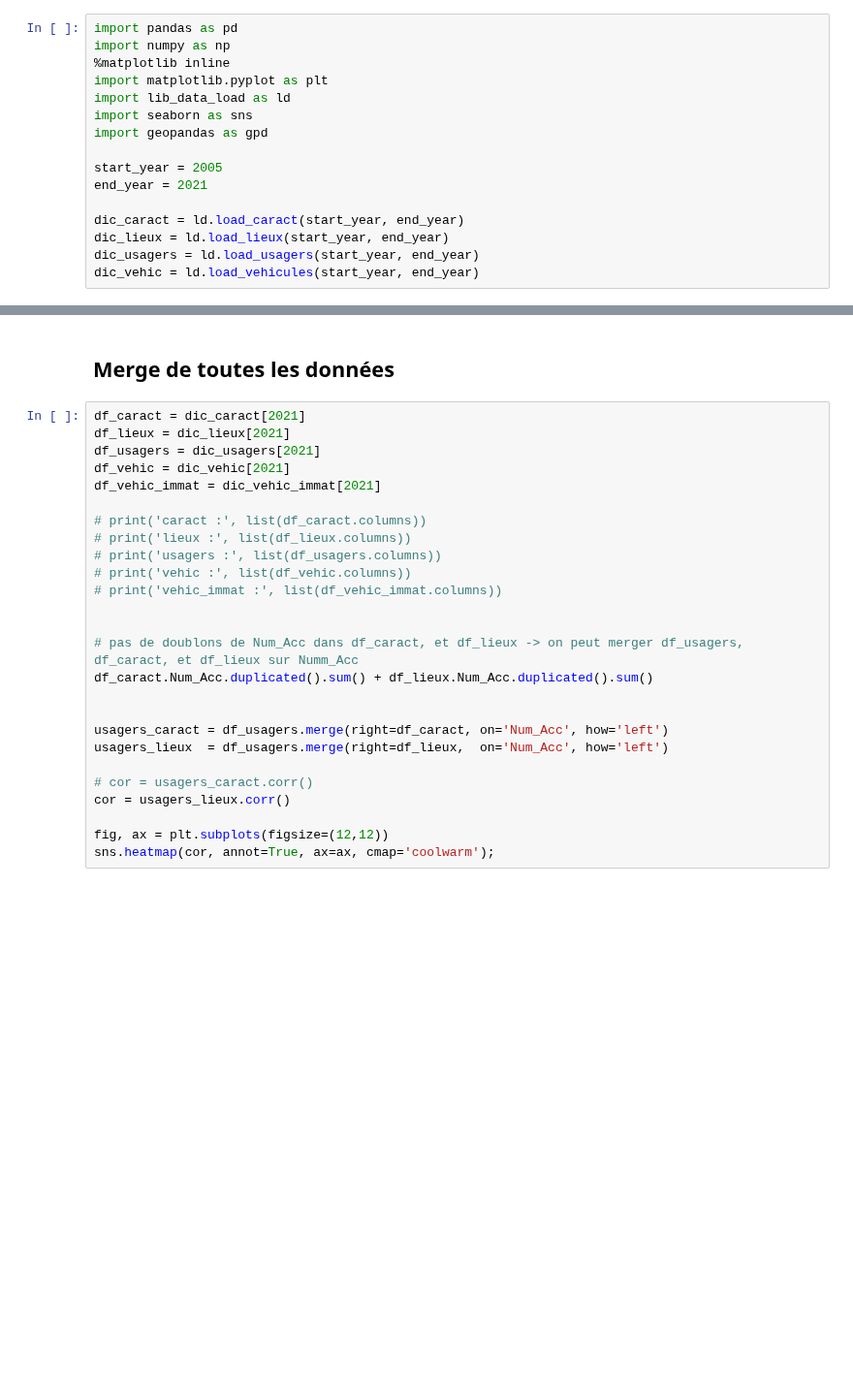
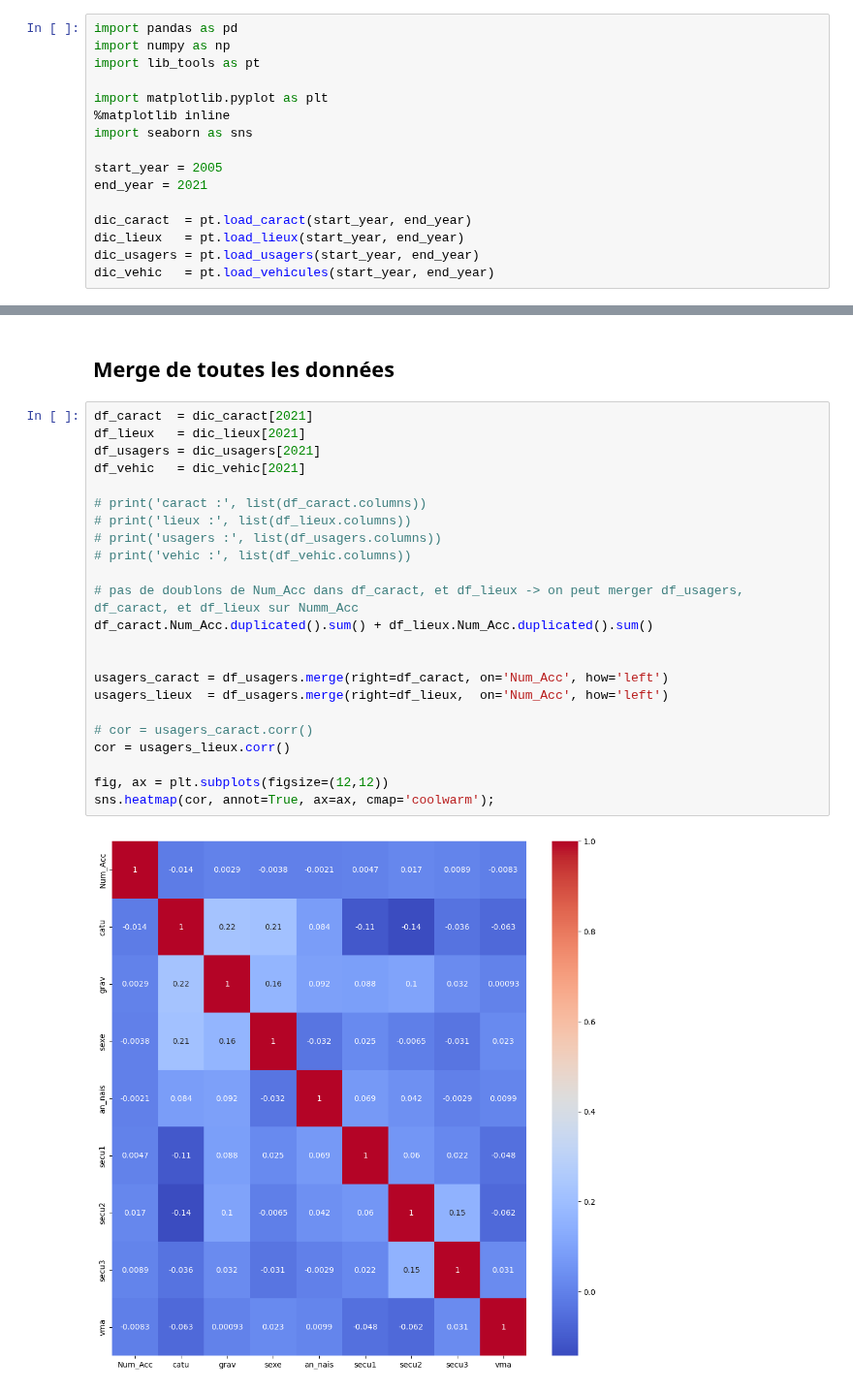
Before and after one commit to nicolascarayon/projet-accidents-routiers, a Jupyter notebook: nico_data_explo_gouv.ipynb, the cells around one changed output, grey strips where cells are left out. Shown at 97% size. Drawn from its saved outputs; the diff is of its cells as text; blank space fills up the shorter version.

```diff
--- a/nico_data_explo_gouv.ipynb
+++ b/nico_data_explo_gouv.ipynb
@@ -1,19 +1,19 @@
 # %%
 import pandas as pd
 import numpy as np
+import lib_tools as pt
+
+import matplotlib.pyplot as plt
 %matplotlib inline
-import matplotlib.pyplot as plt
-import lib_data_load as ld
 import seaborn as sns
-import geopandas as gpd
 
 start_year = 2005
 end_year = 2021
 
-dic_caract = ld.load_caract(start_year, end_year)
-dic_lieux = ld.load_lieux(start_year, end_year)
-dic_usagers = ld.load_usagers(start_year, end_year)
-dic_vehic = ld.load_vehicules(start_year, end_year)
+dic_caract  = pt.load_caract(start_year, end_year)
+dic_lieux   = pt.load_lieux(start_year, end_year)
+dic_usagers = pt.load_usagers(start_year, end_year)
+dic_vehic   = pt.load_vehicules(start_year, end_year)
 # %%
 # Etude des fichiers usagers-yyyy.csv
 
@@ -201,28 +201,27 @@ load_lieux(start_year, end_year)
 # %% [markdown]
 ## Merge de toutes les données
 # %%
-df_caract = dic_caract[2021]
-df_lieux = dic_lieux[2021]
+df_caract  = dic_caract[2021]
+df_lieux   = dic_lieux[2021]
 df_usagers = dic_usagers[2021]
-df_vehic = dic_vehic[2021]
-df_vehic_immat = dic_vehic_immat[2021]
+df_vehic   = dic_vehic[2021]
 
 # print('caract :', list(df_caract.columns))
 # print('lieux :', list(df_lieux.columns))
 # print('usagers :', list(df_usagers.columns))
 # print('vehic :', list(df_vehic.columns))
-# print('vehic_immat :', list(df_vehic_immat.columns))
-
 
 # pas de doublons de Num_Acc dans df_caract, et df_lieux -> on peut merger df_usagers, df_caract, et df_lieux sur Numm_Acc
 df_caract.Num_Acc.duplicated().sum() + df_lieux.Num_Acc.duplicated().sum()
 
 
 usagers_caract = df_usagers.merge(right=df_caract, on='Num_Acc', how='left')
 usagers_lieux  = df_usagers.merge(right=df_lieux,  on='Num_Acc', how='left')
 
 # cor = usagers_caract.corr()
 cor = usagers_lieux.corr()
 
 fig, ax = plt.subplots(figsize=(12,12))
 sns.heatmap(cor, annot=True, ax=ax, cmap='coolwarm');
+# %% [output]
+[figure, added]
```
Also changed, not shown: parts of 6 cells of this notebook, 8 other files.
